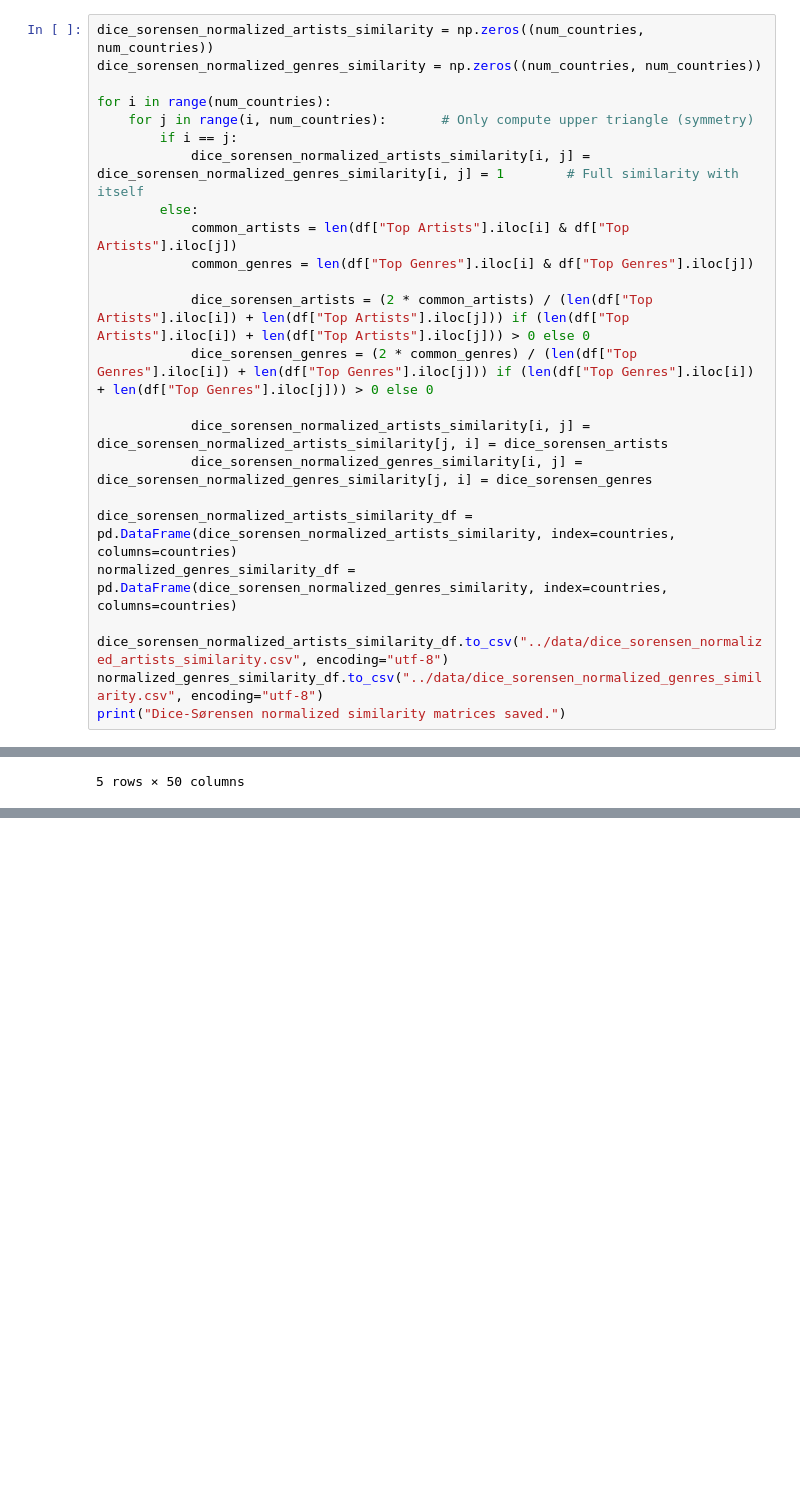
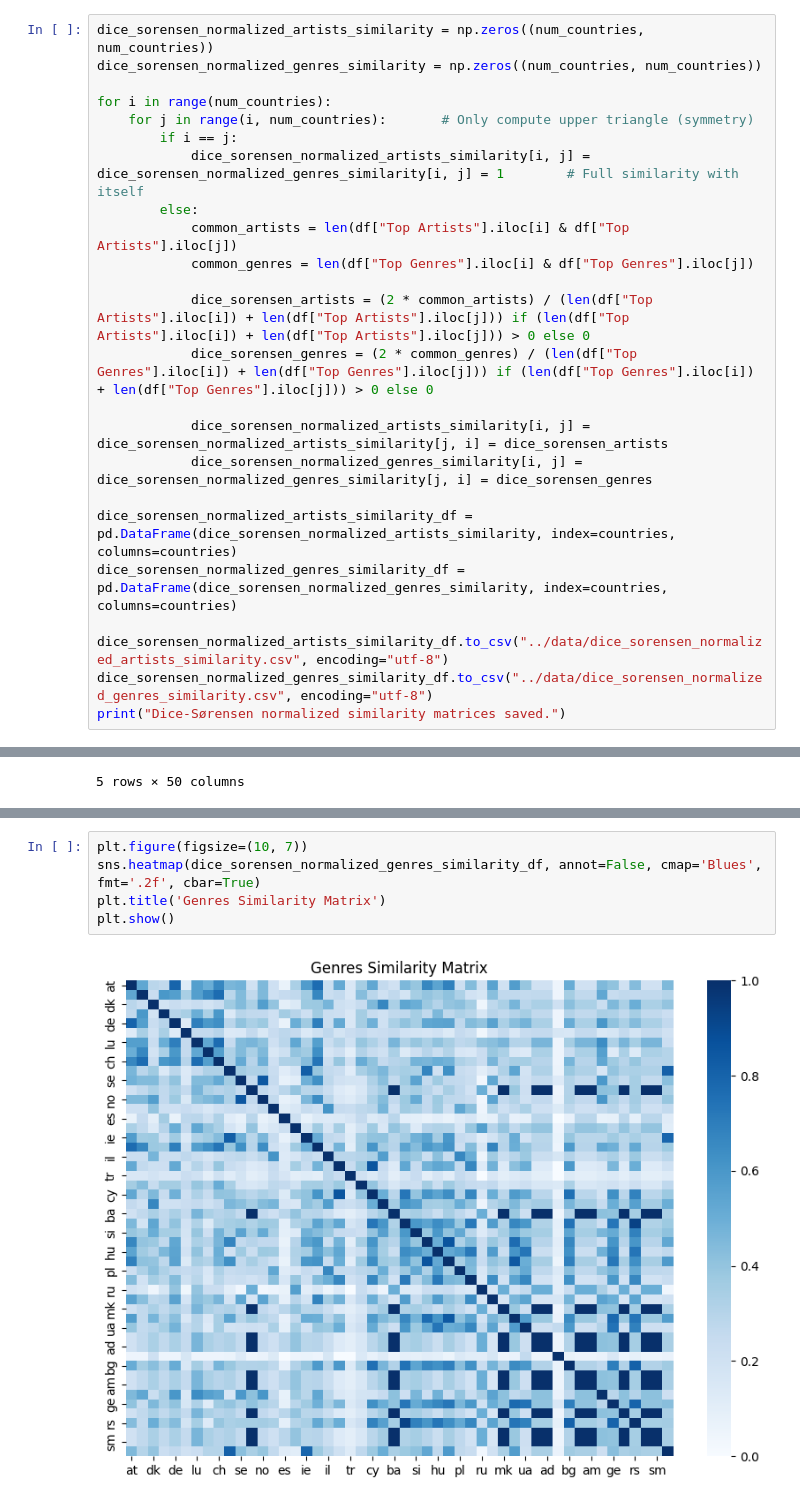
Before and after one commit to kluedemann/eurovision-voting-analysis, a Jupyter notebook: src/music_similarity_calculator.ipynb, the cells around one changed output, grey strips where cells are left out. Cells and saved outputs as stored; diff of their text form; blank space fills up the shorter version.

Commit message:
Added Similarity matrices

```diff
--- a/src/music_similarity_calculator.ipynb
+++ b/src/music_similarity_calculator.ipynb
@@ -143,10 +145,10 @@ for i in range(num_countries):
             dice_sorensen_normalized_genres_similarity[i, j] = dice_sorensen_normalized_genres_similarity[j, i] = dice_sorensen_genres
 
 dice_sorensen_normalized_artists_similarity_df = pd.DataFrame(dice_sorensen_normalized_artists_similarity, index=countries, columns=countries)
-normalized_genres_similarity_df = pd.DataFrame(dice_sorensen_normalized_genres_similarity, index=countries, columns=countries)
+dice_sorensen_normalized_genres_similarity_df = pd.DataFrame(dice_sorensen_normalized_genres_similarity, index=countries, columns=countries)
 
 dice_sorensen_normalized_artists_similarity_df.to_csv("../data/dice_sorensen_normalized_artists_similarity.csv", encoding="utf-8")
-normalized_genres_similarity_df.to_csv("../data/dice_sorensen_normalized_genres_similarity.csv", encoding="utf-8")
+dice_sorensen_normalized_genres_similarity_df.to_csv("../data/dice_sorensen_normalized_genres_similarity.csv", encoding="utf-8")
 print("Dice-Sørensen normalized similarity matrices saved.")
 # %% [output]
 Dice-Sørensen normalized similarity matrices saved.
@@ -162,0 +172,7 @@ dice_sorensen_normalized_artists_similarity_df.head()
+# %%
+plt.figure(figsize=(10, 7))
+sns.heatmap(dice_sorensen_normalized_genres_similarity_df, annot=False, cmap='Blues', fmt='.2f', cbar=True)
+plt.title('Genres Similarity Matrix')
+plt.show()
+# %% [output]
+[figure, added]
```
Also changed, not shown: parts of 3 cells of this notebook.
